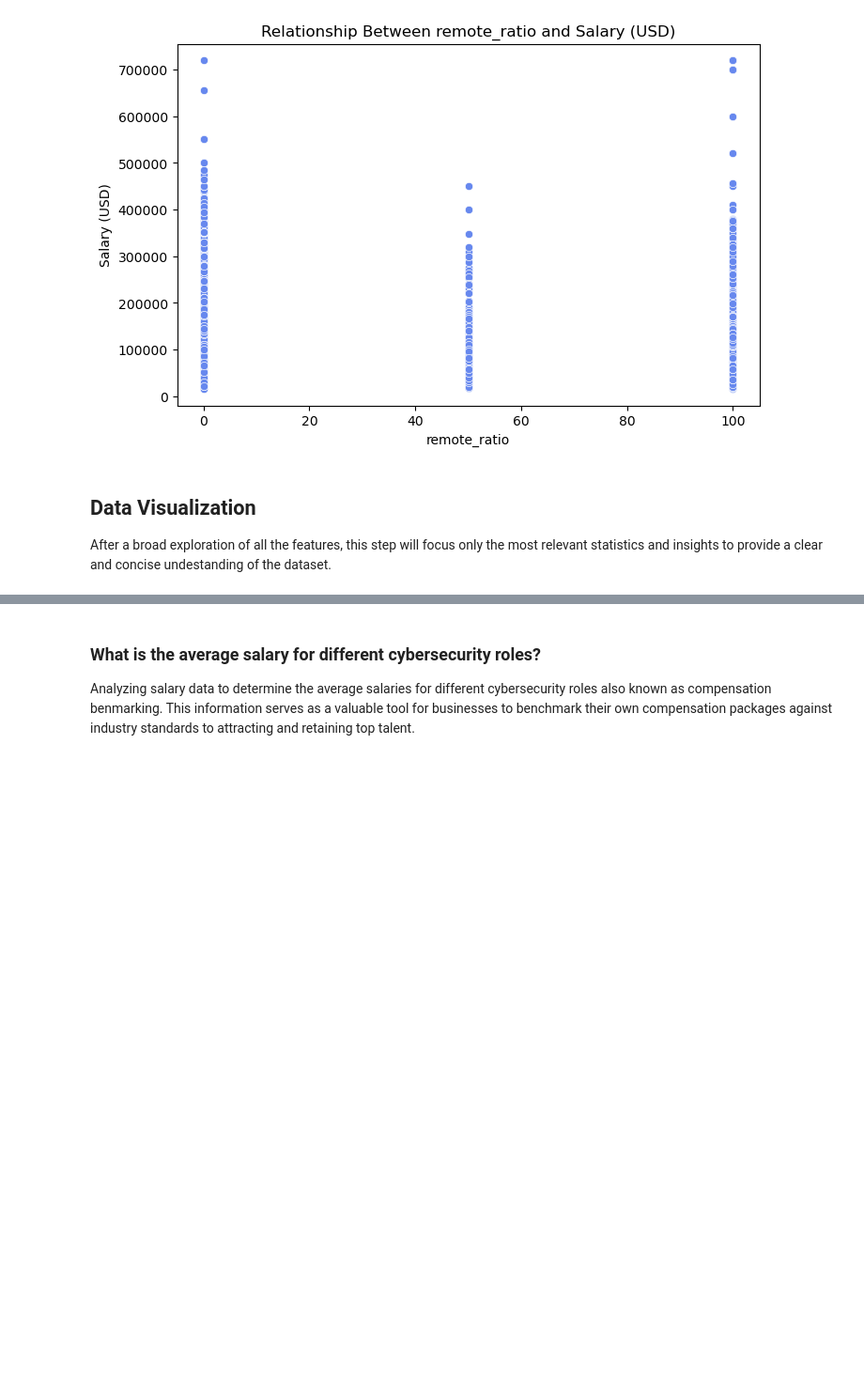
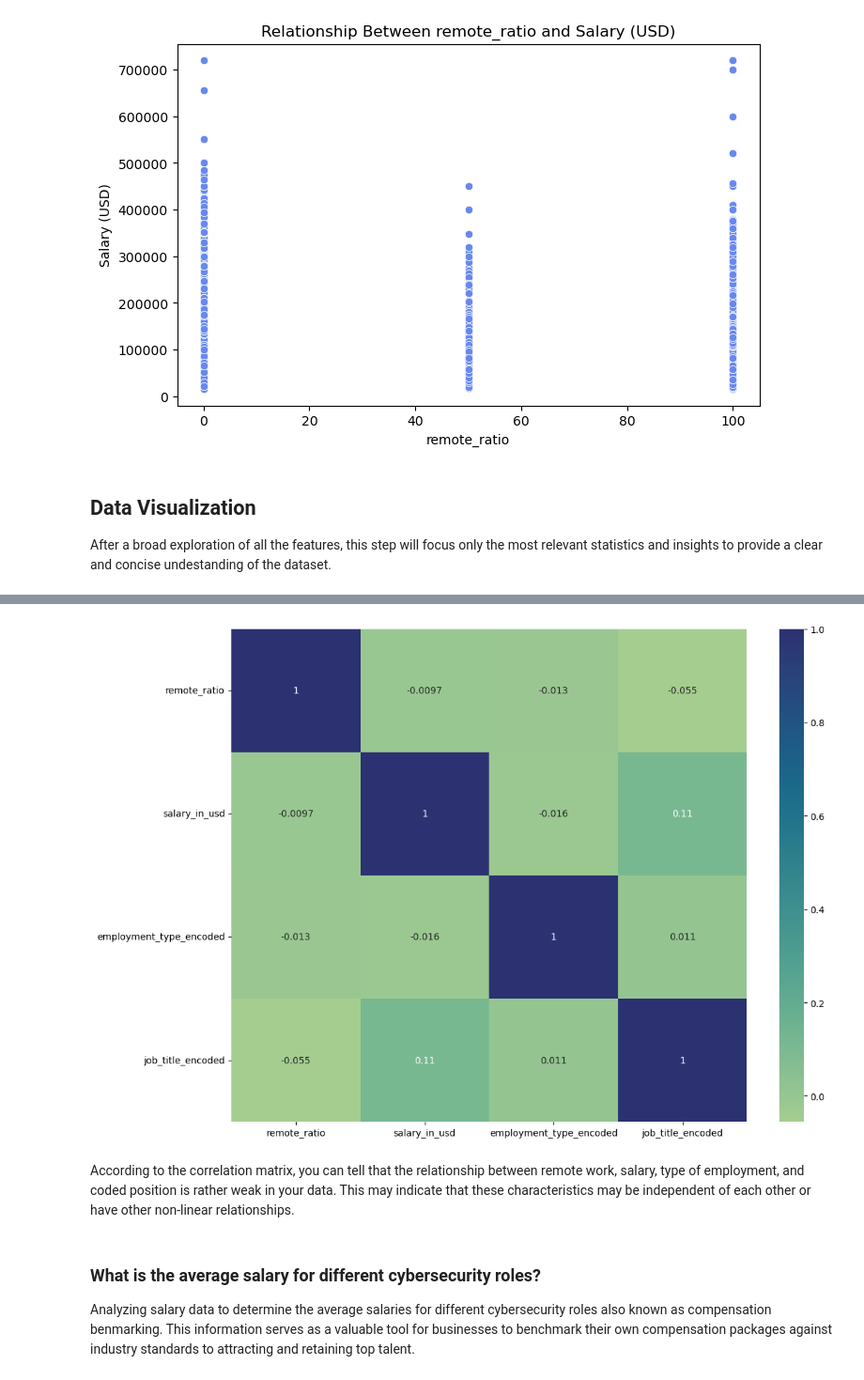
Before and after one commit to isnotJack/AI-project, a Jupyter notebook: 1_exploration.ipynb, the cells around one changed output, grey strips where cells are left out. Shown at 94% size. Drawn from its saved outputs; the diff is of its cells as text; code cells hidden in the pictures; blank space fills up the shorter version.

```diff
--- a/test.ipynb
+++ b/1_exploration.ipynb
@@ -355,3 +393,19 @@ df['employee_residence'] = df['employee_residence'].replace(country_mapping)
+# %%
+from sklearn.preprocessing import LabelEncoder
+label_encoder = LabelEncoder()
+
+df_sub['employment_type_encoded'] = label_encoder.fit_transform(df_sub['employment_type'])
+df_sub['job_title_encoded'] = label_encoder.fit_transform(df_sub['job_title'])
+
+plt.figure(figsize = (12,8))
+sns.heatmap(df_sub.corr(numeric_only = True), annot = True, cmap = 'crest')
+
+plt.tight_layout()
+plt.show()
+# %% [output]
+[figure, added]
+# %% [markdown]
+According to the correlation matrix, you can tell that the relationship between remote work, salary, type of employment, and coded position is rather weak in your data. This may indicate that these characteristics may be independent of each other or have other non-linear relationships.
 # %% [markdown]
 ### What is the average salary for different cybersecurity roles?
 Analyzing salary data to determine the average salaries for different cybersecurity roles also known as compensation benmarking. This information serves as a valuable tool for businesses to benchmark their own compensation packages against industry standards to attracting and retaining top talent.
```
Also changed, not shown: parts of 15 cells of this notebook, 3 other files.
